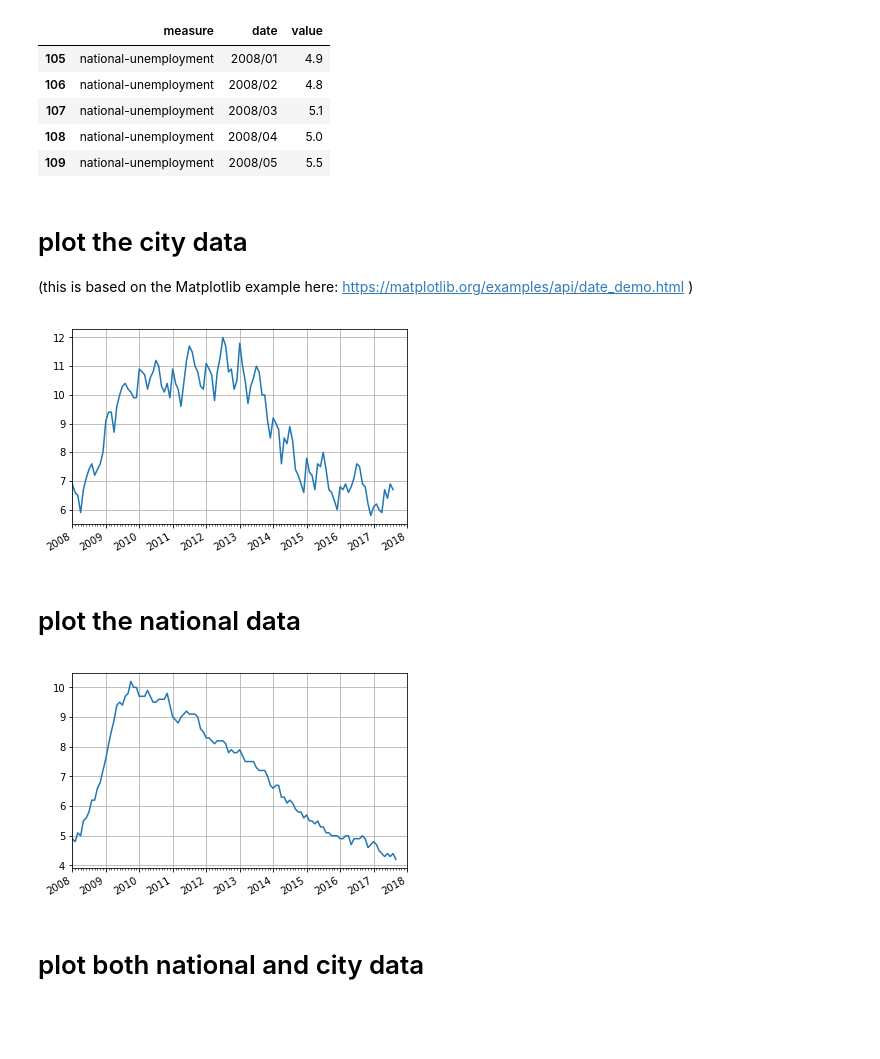
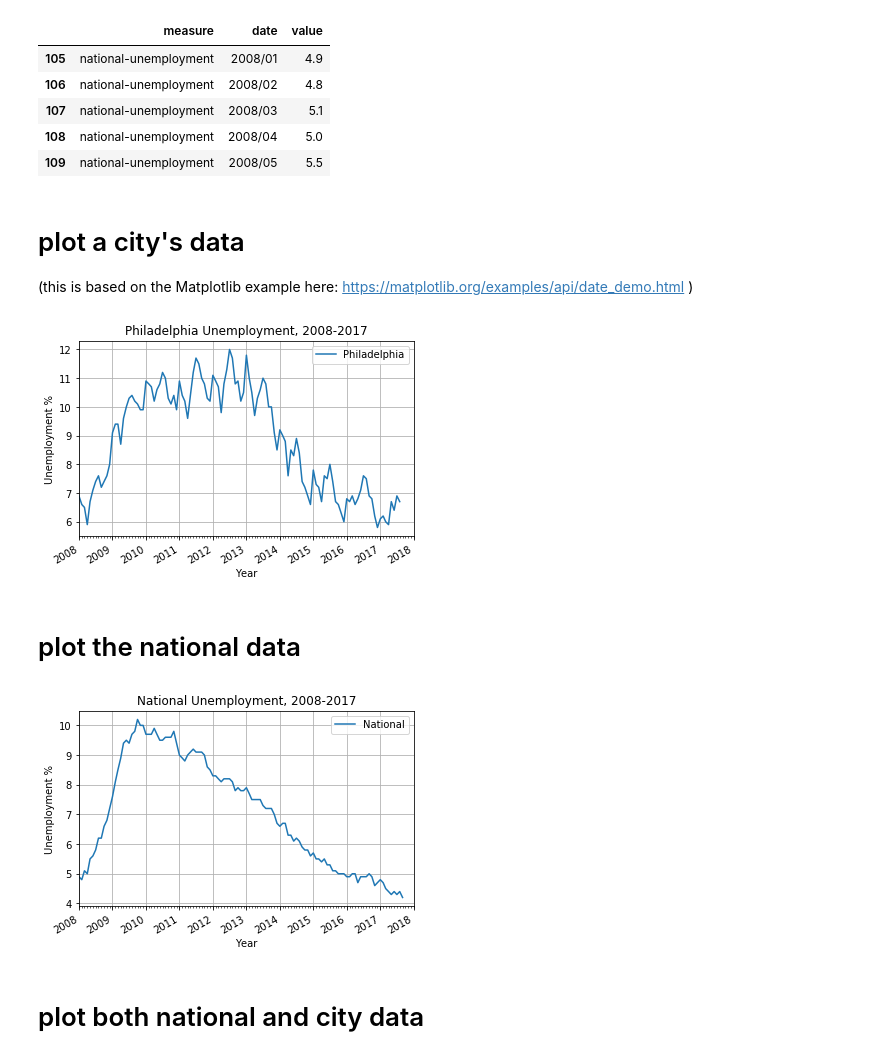
Before and after one commit to muftring/iu-datavis, a Jupyter notebook: project/bls-analysis.ipynb, the cells around one changed output. Cells and saved outputs as stored; diff of their text form; code cells hidden in the pictures; blank space fills up the shorter version.

```diff
--- a/project/bls-analysis.ipynb
+++ b/project/bls-analysis.ipynb
@@ -122,7 +133,8 @@ def decodeMeasure(s):
 # %% [markdown]
 # input parameters for data request
 # %%
-city = "Philadelphia"
+cityList = ["Boston", "New York", "Philadelphia", "Baltimore", "Washington city"]
+
 startYear = 2008
 endYear = 2017
 
@@ -131,6 +143,8 @@ measure = "unemployment-rate"
 # %% [markdown]
 # construct the BLS Series ID
 # %%
+seriesIDs = []
+
 dataSet = "LA"
 
 if seasonalAdjustment == "yes":
@@ -138,12 +152,15 @@ if seasonalAdjustment == "yes":
 else:
     saCode = "U"
 
-cityCode = findCityTownCode(city)
+measureCode = findMeasureCode(measure)
 
-measureCode = findMeasureCode(measure)
+for city in cityList:
+    cityCode = findCityTownCode(city)
+    seriesID = "{}{}{}{}".format(dataSet, saCode, cityCode[0], measureCode)
+    print("city: {} code: {} seriesID: {}".format(city, cityCode, seriesID))
+    seriesIDs.append(seriesID)
 
 # an array of strings which represent BLS Series IDs
 # seriesID = ['LAUMT423798000000003']
 # seriesID = ['LAUCT426000000000003']
-
-seriesID = ["{}{}{}{}".format(dataSet, saCode, cityCode[0], measureCode)]
+# seriesID = ["{}{}{}{}".format(dataSet, saCode, cityCode[0], measureCode)]
@@ -155,4 +178,4 @@ print(seriesID)
 # build the data request
 # %%
 headers = {'Content-type': 'application/json'}
-data = json.dumps({"seriesid": seriesID,"startyear":"{}".format(startYear), "endyear":"{}".format(endYear)})
+request = json.dumps({"seriesid": seriesIDs,"startyear":"{}".format(startYear), "endyear":"{}".format(endYear)})
@@ -160,7 +187,7 @@ data = json.dumps({"seriesid": seriesID,"startyear":"{}".format(startYear), "end
 # send the request
 # %%
 # get the data using API
-p = requests.post('https://api.bls.gov/publicAPI/v1/timeseries/data/', data=data, headers=headers)
+p = requests.post('https://api.bls.gov/publicAPI/v1/timeseries/data/', data=request, headers=headers)
 # %% [markdown]
 # extract the JSON data payload from the response
 # %%
@@ -246,7 +385,7 @@ df2.head()
 | 108 | national-unemployment | 2008/04 | 5.0 |
 | 109 | national-unemployment | 2008/05 | 5.5 |
 # %% [markdown]
-# plot the city data
+# plot a city's data
 (this is based on the Matplotlib example here: https://matplotlib.org/examples/api/date_demo.html )
 # %%
 """
@@ -275,37 +414,43 @@ years = mdates.YearLocator()   # every year
 months = mdates.MonthLocator()  # every month
 yearsFmt = mdates.DateFormatter('%Y')
 
-x = list([datetime.datetime.strptime(d,'%Y/%m').date() for d in df.date.values])
-y = list(df.value.values)
+cityName = "Philadelphia County/city"
+cityData = df[df.city==cityName]
+x = list([datetime.datetime.strptime(d,'%Y/%m').date() for d in cityData.date.values])
+y = list(cityData.value.values)
 
 fig, ax = plt.subplots()
 ax.plot(x, y)
 
 
 # format the ticks
 ax.xaxis.set_major_locator(years)
 ax.xaxis.set_major_formatter(yearsFmt)
 ax.xaxis.set_minor_locator(months)
 
 datemin = datetime.date(min(x).year, 1, 1)
 datemax = datetime.date(max(x).year + 1, 1, 1)
 ax.set_xlim(datemin, datemax)
 
 
 # format the coords message box
 def price(x):
     return '%1.2f' % x
 ax.format_xdata = mdates.DateFormatter('%Y-%m')
 ax.format_ydata = price
 ax.grid(True)
 
 # rotates and right aligns the x labels, and moves the bottom of the
 # axes up to make room for them
 fig.autofmt_xdate()
 
+plt.title("{} Unemployment, 2008-2017".format(trimCityName(cityName)))
+plt.xlabel("Year")
+plt.ylabel("Unemployment %")
+plt.legend([trimCityName(cityName)])
 plt.show()
 # %% [output]
-[figure, old version]
+[figure, new version]
 # %% [markdown]
 # plot the national data
 # %%
@@ -347,9 +492,13 @@ ax.grid(True)
 # axes up to make room for them
 fig.autofmt_xdate()
 
+plt.title("National Unemployment, 2008-2017")
+plt.xlabel("Year")
+plt.ylabel("Unemployment %")
+plt.legend(['National'])
 plt.show()
 # %% [output]
-[figure, old version]
+[figure, new version]
 # %% [markdown]
 # plot both national and city data
 # %%
```
Also changed, not shown: parts of 18 cells of this notebook, 13 other files.
